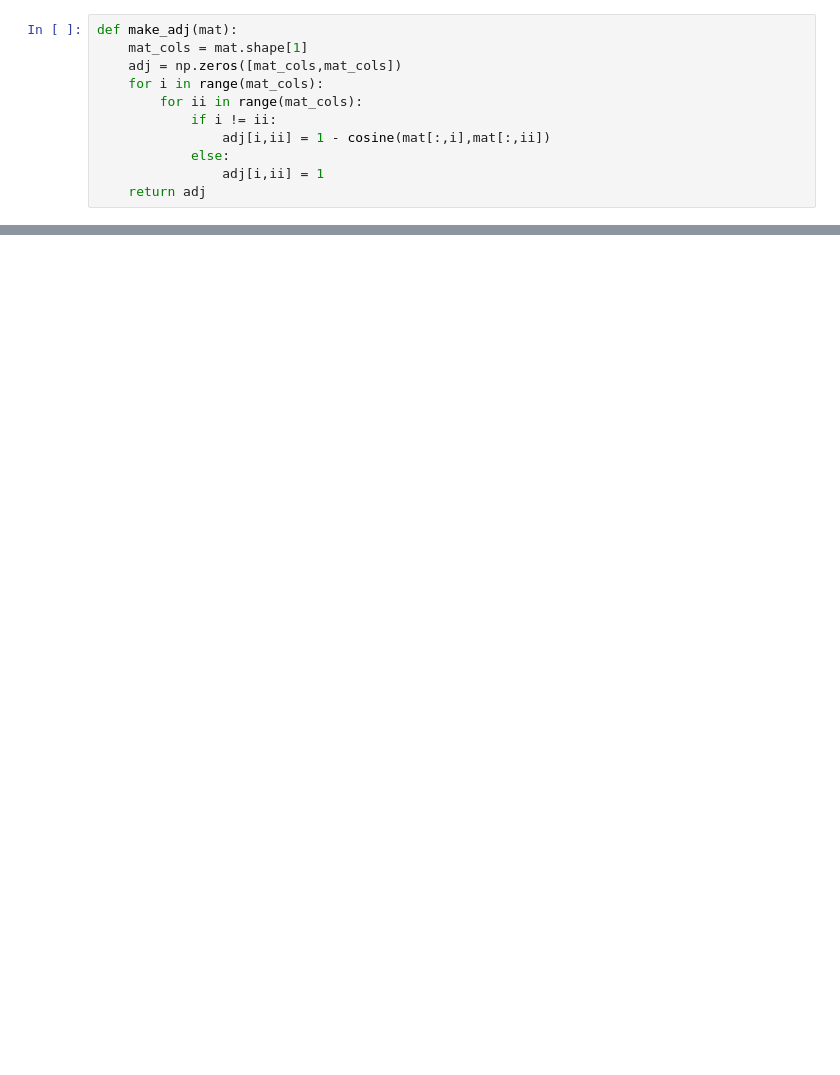
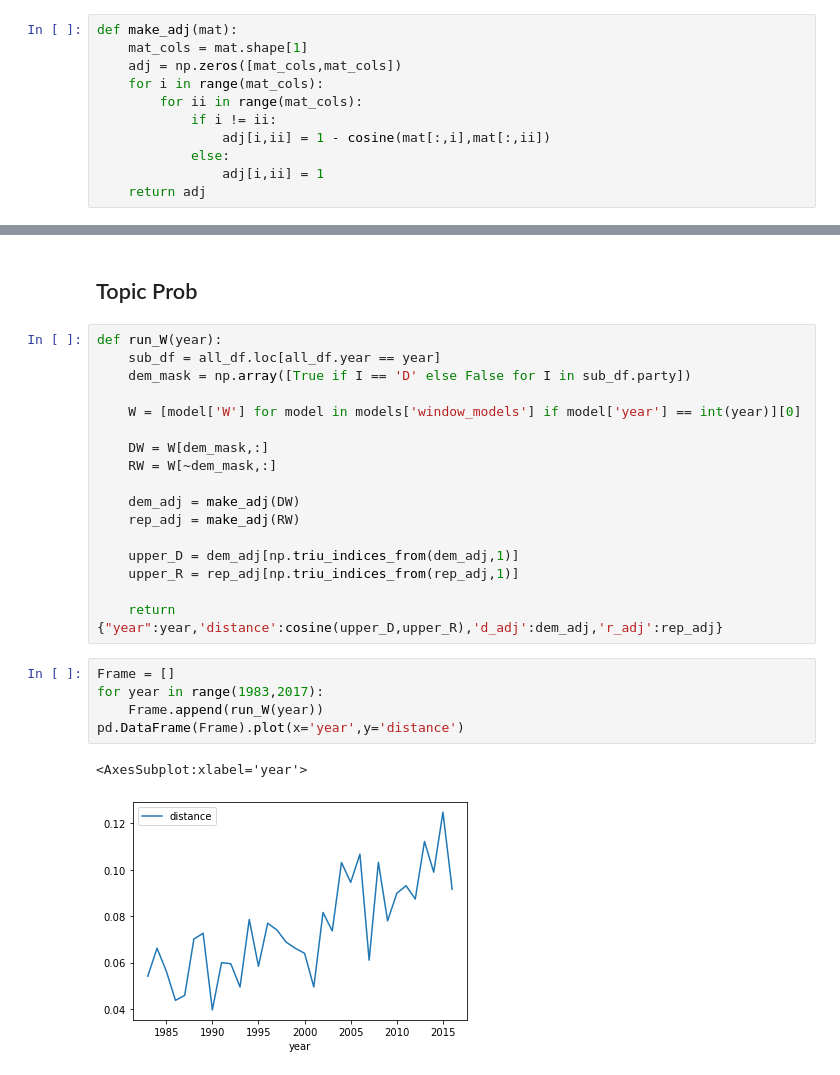
Before and after one commit to JM-Pearl/Dissertation, a Jupyter notebook: Network_Polarization.ipynb, the cells around one changed output, grey strips where cells are left out. Saved outputs shown, nothing was run; the diff lists cells and outputs as text; blank space fills up the shorter version.

```diff
--- a/Network_Polarization.ipynb
+++ b/Network_Polarization.ipynb
@@ -70,0 +71,27 @@ pd.DataFrame(Frame).plot(x='year',y='distance')
+# %% [markdown]
+## Topic Prob
+# %%
+def run_W(year):
+    sub_df = all_df.loc[all_df.year == year]
+    dem_mask = np.array([True if I == 'D' else False for I in sub_df.party])
+
+    W = [model['W'] for model in models['window_models'] if model['year'] == int(year)][0]
+
+    DW = W[dem_mask,:]
+    RW = W[~dem_mask,:]
+
+    dem_adj = make_adj(DW)
+    rep_adj = make_adj(RW)
+
+    upper_D = dem_adj[np.triu_indices_from(dem_adj,1)]
+    upper_R = rep_adj[np.triu_indices_from(rep_adj,1)]
+
+    return {"year":year,'distance':cosine(upper_D,upper_R),'d_adj':dem_adj,'r_adj':rep_adj}
+# %%
+Frame = []
+for year in range(1983,2017):
+    Frame.append(run_W(year))
+pd.DataFrame(Frame).plot(x='year',y='distance')
+# %% [output]
+<AxesSubplot:xlabel='year'>
+[figure, added]
```
Also changed, not shown: parts of 4 cells of this notebook, 6 other files.
